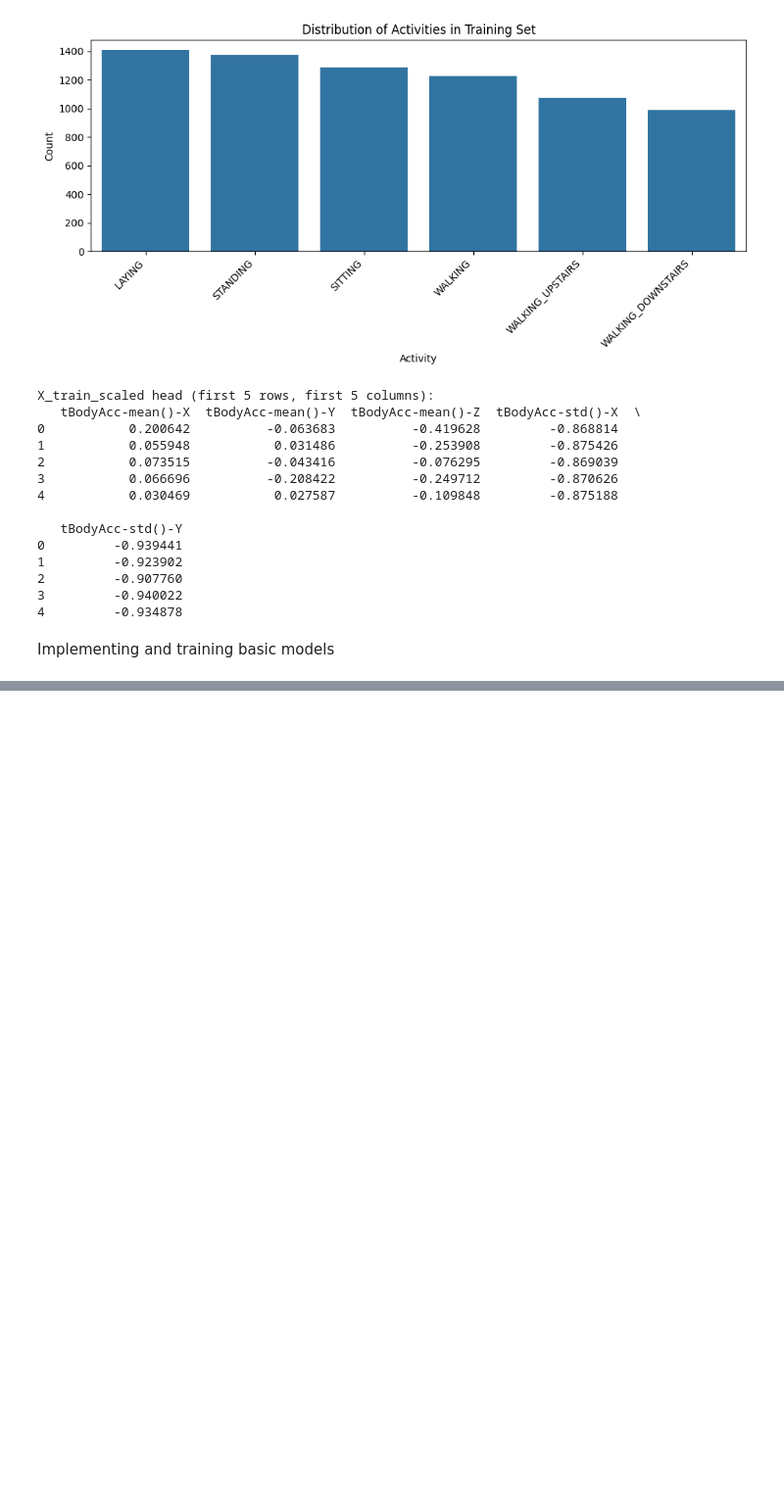
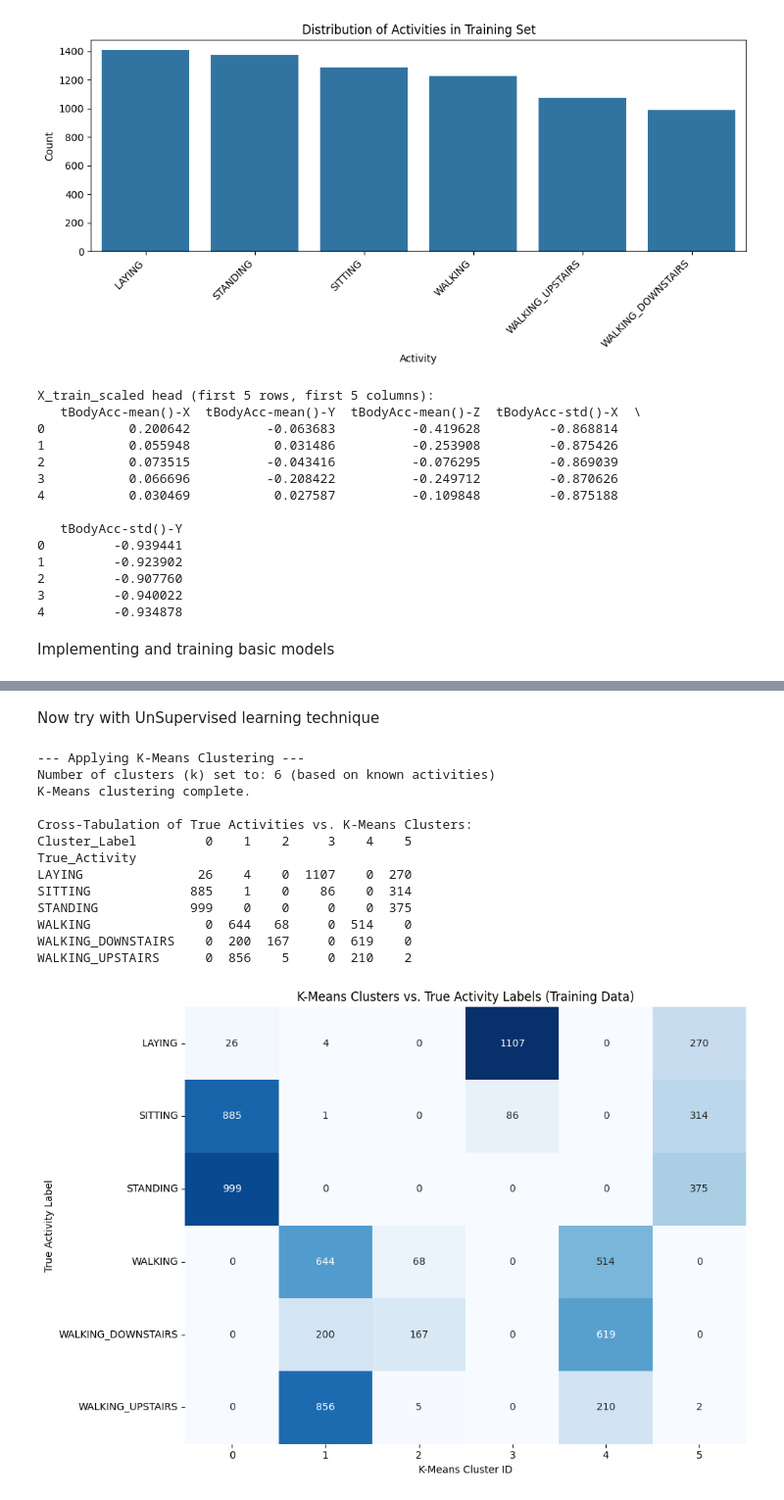
Before and after one commit to punithbr27/ML-mini-project-5th-sem, a Jupyter notebook: mini_project.ipynb, the cells around one changed output, grey strips where cells are left out. Shown: that part at 98% size. Drawn from its saved outputs; the diff is of its cells as text; code cells hidden in the pictures; blank space fills up the shorter version.

```diff
--- a/mini_project.ipynb
+++ b/mini_project.ipynb
@@ -131,0 +332,80 @@ Implementing and training basic models
+# %% [markdown]
+Now try with UnSupervised learning technique
+# %%
+import pandas as pd
+import numpy as np
+import matplotlib.pyplot as plt
+import seaborn as sns
+from sklearn.cluster import KMeans
+from sklearn.metrics import homogeneity_score, completeness_score, v_measure_score, adjusted_rand_score, adjusted_mutual_info_score
+
+# Ensure you have your scaled training data (and corresponding labels) ready:
+# X_train_scaled, y_train_labels
+
+# For clustering, we'll use the full scaled training set, as we're trying to discover
+# natural groupings in the entire feature space.
+data_for_clustering = X_train_scaled
+
+# --- 1. Apply K-Means Clustering ---
+print("--- Applying K-Means Clustering ---")
+
+# We know there are 6 activities, so let's try k=6
+n_clusters = len(y_train_labels.unique()) # This will be 6
+print(f"Number of clusters (k) set to: {n_clusters} (based on known activities)")
+
+# Initialize KMeans. n_init='auto' is a modern default.
+# random_state for reproducibility.
+kmeans_model = KMeans(n_clusters=n_clusters, init='k-means++', n_init='auto', random_state=42)
+cluster_labels = kmeans_model.fit_predict(data_for_clustering)
+
+print("K-Means clustering complete.")
+
+# --- 2. Evaluate Cluster Purity / Alignment with True Labels ---
+# We'll create a cross-tabulation to see how many samples of each true activity
+# fall into each discovered cluster.
+
+# Create a DataFrame for easier analysis
+cluster_results_df = pd.DataFrame({
+    'True_Activity': y_train_labels,
+    'Cluster_Label': cluster_labels
+})
+
+print("\nCross-Tabulation of True Activities vs. K-Means Clusters:")
+cross_tab = pd.crosstab(cluster_results_df['True_Activity'], cluster_results_df['Cluster_Label'])
+print(cross_tab)
+
+# Visualization of the cross-tabulation
+plt.figure(figsize=(10, 7))
+sns.heatmap(cross_tab, annot=True, fmt='d', cmap='Blues', cbar=False)
+plt.title('K-Means Clusters vs. True Activity Labels (Training Data)')
+plt.xlabel('K-Means Cluster ID')
+plt.ylabel('True Activity Label')
+plt.tight_layout()
+plt.show()
+
+# --- 3. Calculate Clustering Metrics ---
+# These metrics compare the clustering result with the ground truth labels
+# (Note: y_train_labels should be passed as a 1D array/series, not the raw DataFrame column)
+true_labels_numeric = y_train_labels.astype('category').cat.codes # Convert string labels to numbers for metrics
+
+print("\n--- K-Means Clustering Evaluation Metrics ---")
+print(f"Homogeneity: {homogeneity_score(true_labels_numeric, cluster_labels):.4f}")
+print(f"Completeness: {completeness_score(true_labels_numeric, cluster_labels):.4f}")
+print(f"V-measure: {v_measure_score(true_labels_numeric, cluster_labels):.4f}")
+print(f"Adjusted Rand Index: {adjusted_rand_score(true_labels_numeric, cluster_labels):.4f}")
+print(f"Adjusted Mutual Information: {adjusted_mutual_info_score(true_labels_numeric, cluster_labels):.4f}")
+# %% [output]
+--- Applying K-Means Clustering ---
+Number of clusters (k) set to: 6 (based on known activities)
+K-Means clustering complete.
+
+Cross-Tabulation of True Activities vs. K-Means Clusters:
+Cluster_Label         0    1    2     3    4    5
+True_Activity
+LAYING               26    4    0  1107    0  270
+SITTING             885    1    0    86    0  314
+STANDING            999    0    0     0    0  375
+WALKING               0  644   68     0  514    0
+WALKING_DOWNSTAIRS    0  200  167     0  619    0
+WALKING_UPSTAIRS      0  856    5     0  210    2
+[figure, added]
```
Also changed, not shown: parts of 8 cells of this notebook, 1 other file.
